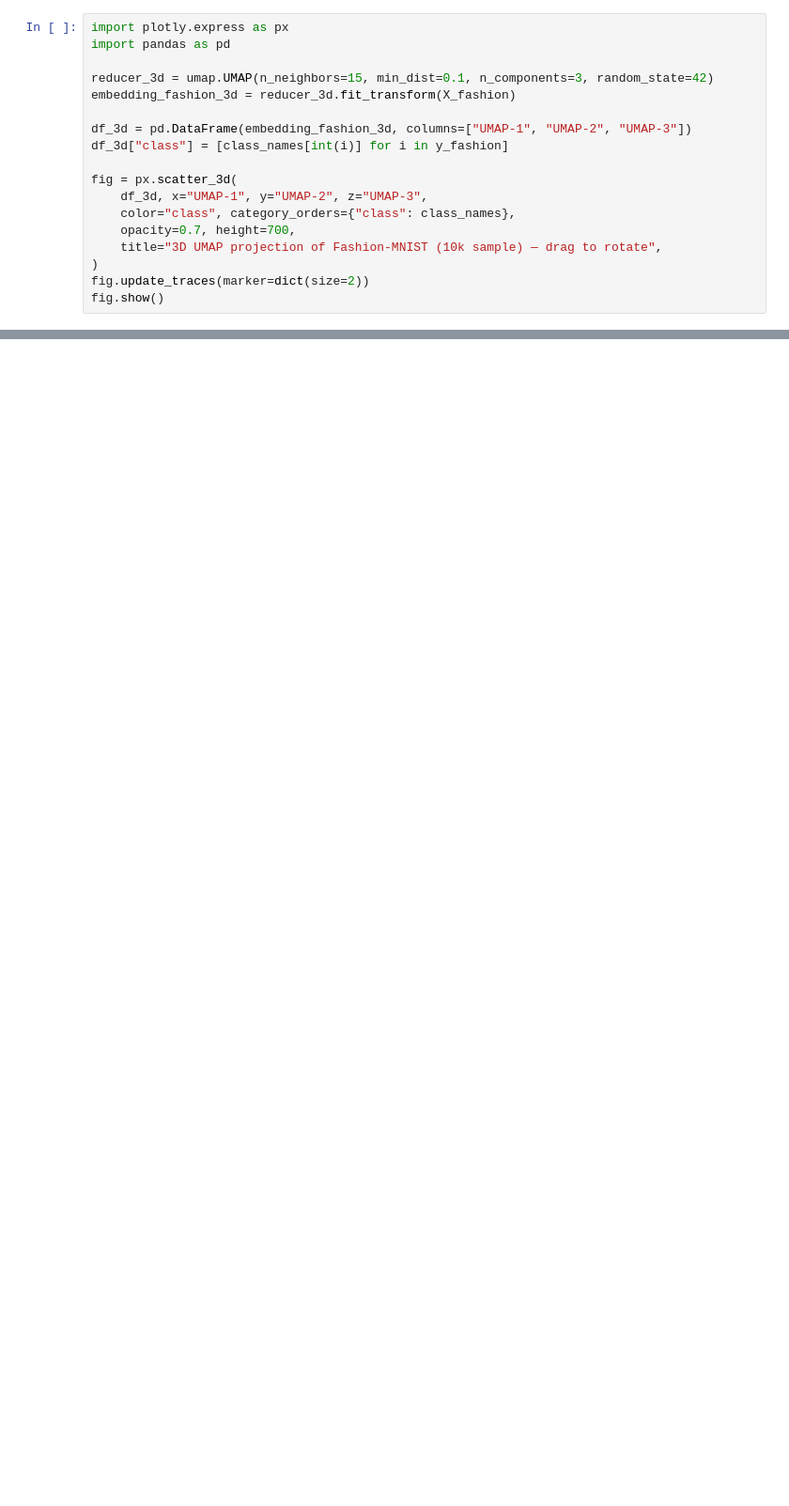
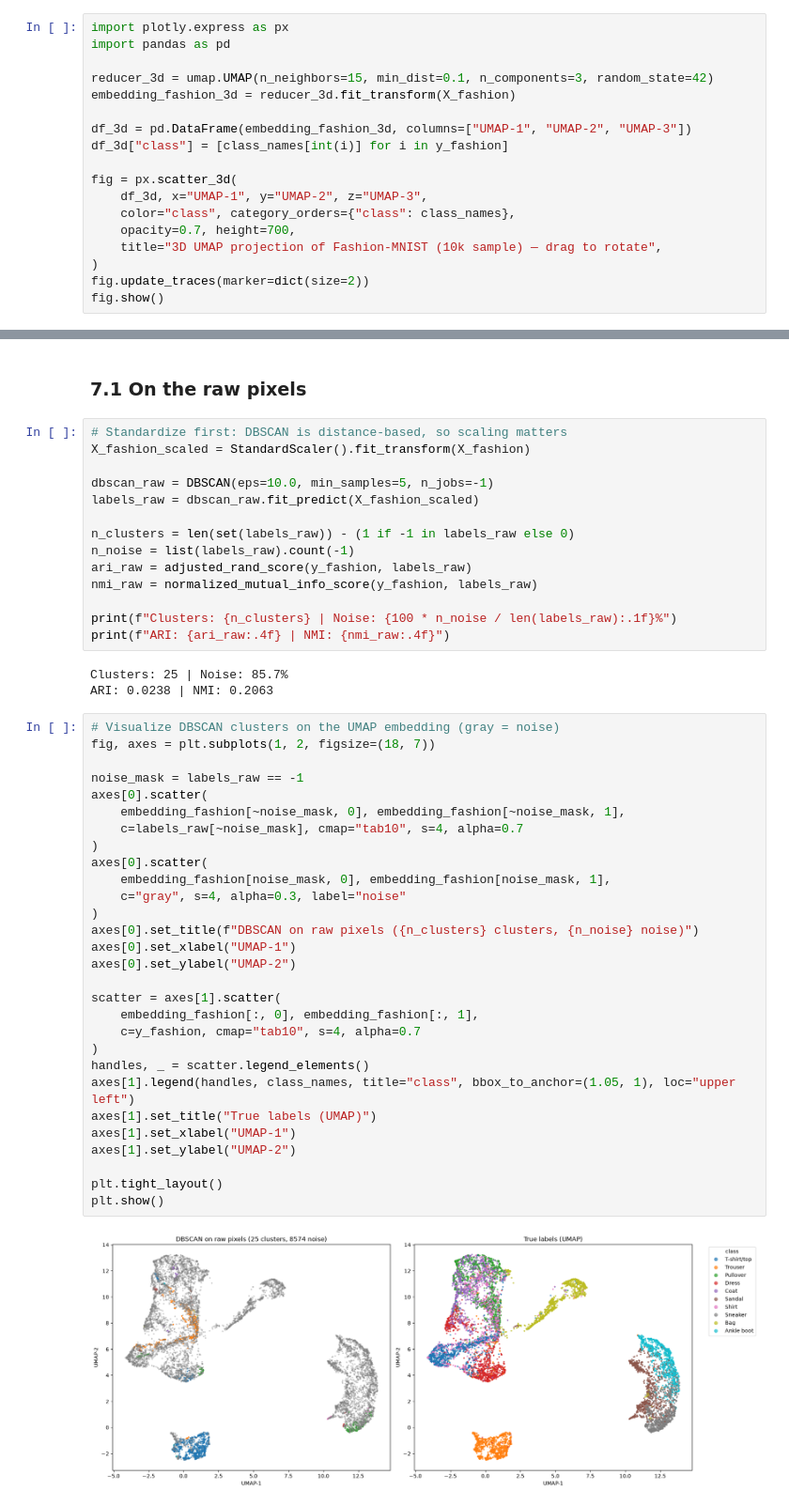
Before and after one commit to WillardDev/Fashion_MNIST_Dataset, a Jupyter notebook: Fashion_MNIST.ipynb, the cells around one changed output, grey strips where cells are left out. Shown at 94% size. Cells and saved outputs as stored; diff of their text form; blank space fills up the shorter version.

```diff
--- a/Fashion_MNIST.ipynb
+++ b/Fashion_MNIST.ipynb
@@ -265,0 +241,50 @@ more challenging than MNIST due to visual similarity between clothing categories
+# %% [markdown]
+### 7.1 On the raw pixels
+# %%
+# Standardize first: DBSCAN is distance-based, so scaling matters
+X_fashion_scaled = StandardScaler().fit_transform(X_fashion)
+
+dbscan_raw = DBSCAN(eps=10.0, min_samples=5, n_jobs=-1)
+labels_raw = dbscan_raw.fit_predict(X_fashion_scaled)
+
+n_clusters = len(set(labels_raw)) - (1 if -1 in labels_raw else 0)
+n_noise = list(labels_raw).count(-1)
+ari_raw = adjusted_rand_score(y_fashion, labels_raw)
+nmi_raw = normalized_mutual_info_score(y_fashion, labels_raw)
+
+print(f"Clusters: {n_clusters} | Noise: {100 * n_noise / len(labels_raw):.1f}%")
+print(f"ARI: {ari_raw:.4f} | NMI: {nmi_raw:.4f}")
+# %% [output]
+Clusters: 25 | Noise: 85.7%
+ARI: 0.0238 | NMI: 0.2063
+# %%
+# Visualize DBSCAN clusters on the UMAP embedding (gray = noise)
+fig, axes = plt.subplots(1, 2, figsize=(18, 7))
+
+noise_mask = labels_raw == -1
+axes[0].scatter(
+    embedding_fashion[~noise_mask, 0], embedding_fashion[~noise_mask, 1],
+    c=labels_raw[~noise_mask], cmap="tab10", s=4, alpha=0.7
+)
+axes[0].scatter(
+    embedding_fashion[noise_mask, 0], embedding_fashion[noise_mask, 1],
+    c="gray", s=4, alpha=0.3, label="noise"
+)
+axes[0].set_title(f"DBSCAN on raw pixels ({n_clusters} clusters, {n_noise} noise)")
+axes[0].set_xlabel("UMAP-1")
+axes[0].set_ylabel("UMAP-2")
+
+scatter = axes[1].scatter(
+    embedding_fashion[:, 0], embedding_fashion[:, 1],
+    c=y_fashion, cmap="tab10", s=4, alpha=0.7
+)
+handles, _ = scatter.legend_elements()
+axes[1].legend(handles, class_names, title="class", bbox_to_anchor=(1.05, 1), loc="upper left")
+axes[1].set_title("True labels (UMAP)")
+axes[1].set_xlabel("UMAP-1")
+axes[1].set_ylabel("UMAP-2")
+
+plt.tight_layout()
+plt.show()
+# %% [output]
+[figure, added]
```
Also changed, not shown: parts of 35 cells of this notebook.
